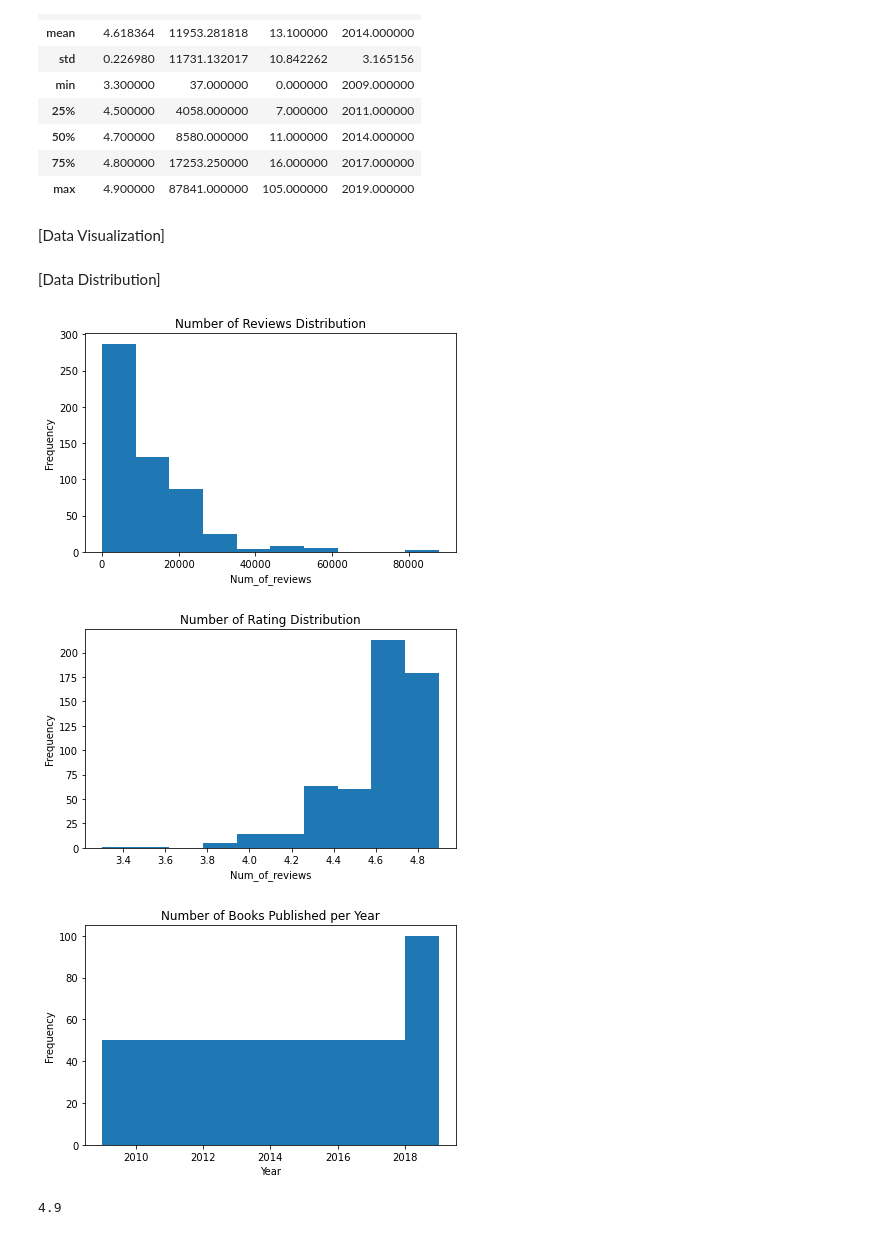
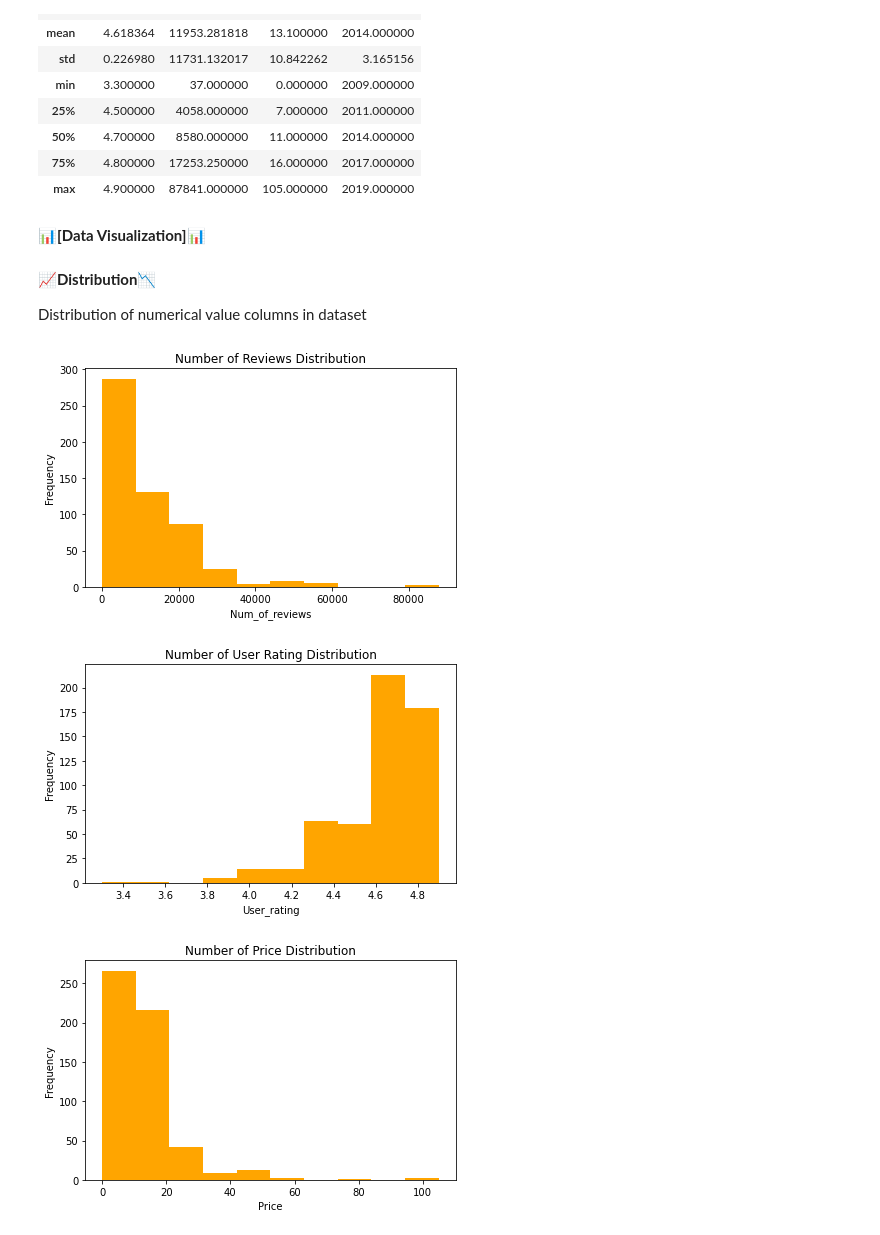
Before and after one commit to ifakaoru/Data-Project, a Jupyter notebook: EDA Amazon Bestselling Books.ipynb, the cells around one changed output. Drawn from its saved outputs; the diff is of its cells as text; code cells hidden in the pictures.

```diff
--- a/EDA Amazon Bestselling Books.ipynb
+++ b/EDA Amazon Bestselling Books.ipynb
@@ -105,3 +63,0 @@ Both Name and Author have duplicates, but it still can be assume that an author
-# %%
-books.drop_duplicates(subset='Name', keep='first', inplace=True)
-books.shape
@@ -123,40 +74,38 @@ books.describe()
 | 75% | 4.800000 | 17253.250000 | 16.000000 | 2017.000000 |
 | max | 4.900000 | 87841.000000 | 105.000000 | 2019.000000 |
 # %% [markdown]
-[Data Visualization]
+📊**[Data Visualization]**📊
-# %% [markdown]
-[Data Distribution]
+# %% [markdown]
+📈**Distribution**📉
+
+Distribution of numerical value columns in dataset
 # %%
 plt.figure()
-plt.hist(x='Reviews', data=books)
+plt.hist(x='Reviews', data=books, color='orange')
 plt.title('Number of Reviews Distribution')
 plt.xlabel('Num_of_reviews')
 plt.ylabel('Frequency')
 plt.tight_layout()
 plt.show()
 # %% [output]
-[figure, old version]
+[figure, new version]
 # %%
 plt.figure()
-plt.hist(x='User Rating', data=books)
-plt.title('Number of Rating Distribution')
-plt.xlabel('Num_of_user_rating')
+plt.hist(x='User Rating', data=books, color='orange')
+plt.title('Number of User Rating Distribution')
+plt.xlabel('User_rating')
 plt.ylabel('Frequency')
 plt.tight_layout()
 plt.show()
 # %% [output]
-[figure, old version]
+[figure, new version]
 # %%
 plt.figure()
-plt.hist(x='Year', data=books)
-plt.title('Number of Books Published per Year')
-plt.xlabel('Year')
+plt.hist(x='Price', data=books, color='orange')
+plt.title('Number of Price Distribution')
+plt.xlabel('Price')
 plt.ylabel('Frequency')
 plt.tight_layout()
 plt.show()
 # %% [output]
-[figure, old version]
+[figure, new version]
-# %%
-books['User Rating'].max()
-# %% [output]
-4.9
```
Also changed, not shown: parts of 26 cells of this notebook.
